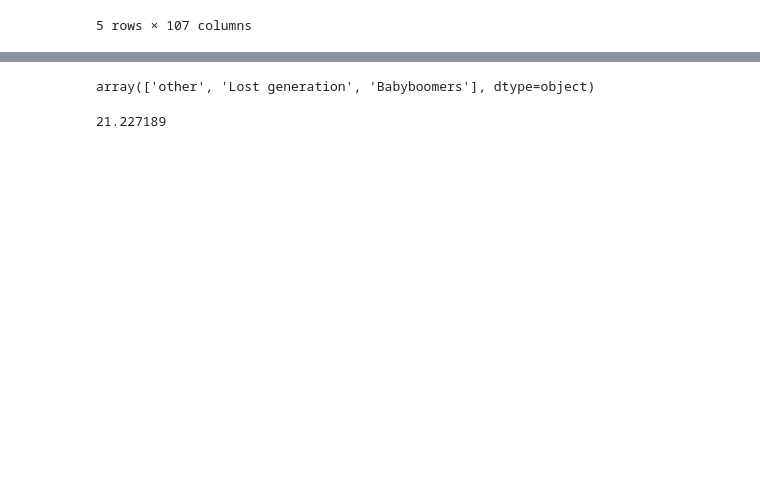
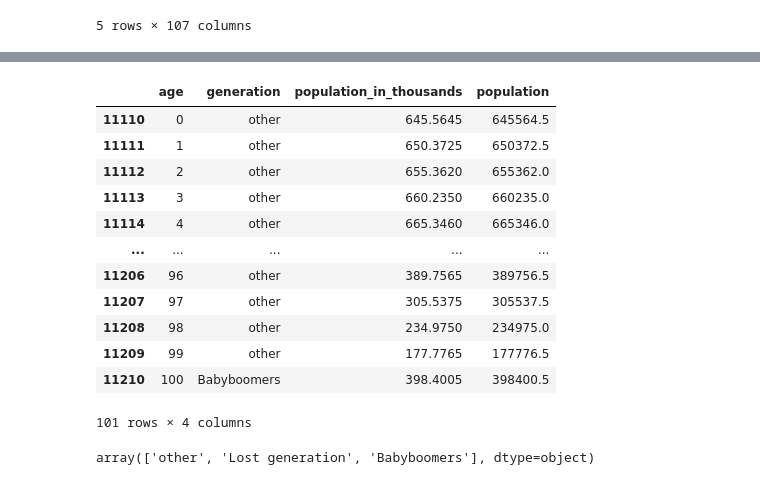
Before and after one commit to miotomita/japan-lost-generation, a Jupyter notebook: UN_population_prospect.ipynb, the cells around one changed output, grey strips where cells are left out. Saved outputs shown, nothing was run; the diff lists cells and outputs as text; code cells hidden in the pictures; blank space fills up the shorter version.

```diff
--- a/UN_population_prospect.ipynb
+++ b/UN_population_prospect.ipynb
@@ -105,15 +105,3 @@ japan.head()
 | 2 | 1952 | M | -30 | -19 | 1 | 7 | 0 | 1011.0925 | ... |
 | 3 | 1953 | M | -29 | -18 | 2 | 8 | 0 | 947.3820 | ... |
 | 4 | 1954 | M | -28 | -17 | 3 | 9 | 0 | 895.1680 | ... |
-# %%
-year=2050
-source = japan_population[japan_population.year==year
-                         ].pivot(
-    index=['age','generation'],
-    columns='gender',
-    values='population'
-).sum(axis=1).rename('population').reset_index()
-
-filename = f"./output/population_{year}.csv"
-
-source.to_csv(filename, index=False)
@@ -153,0 +108,23 @@ chart
+# %%
+japan_aggregated = japan.pivot(index=['year','age','generation'],columns=['gender'],values='population').sum(axis=1).rename('population_in_thousands').reset_index()
+# %%
+japan_aggregated['population'] = japan_aggregated.population_in_thousands *1000
+# %%
+years = [2022,2040,2050, 2060]
+
+for year in years:
+    data = japan_aggregated[japan_aggregated.year==year].drop(['year'],axis=1)
+    filename = f"./output/japan_population_{year}.csv"
+    data.to_csv(filename, index=False)
+
+    #reference data
+    lostgen_population = data[data.generation=='Lost generation'].population.sum()
+    lostgen_aged_population = data[(data.generation=='Lost generation')&(data.age>=65)].population.sum()
+    lostgen_age = str(data[data.generation=='Lost generation'].age.min()) + '-' + str(data[data.generation=='Lost generation'].age.max())
+    lostgen_pct = lostgen_population/ data.population.sum()
+    aged_population = data[data.age>=65].population.sum()
+    aged_pct = aged_population / data.population.sum()
+    lostgen_aged_pct = lostgen_aged_population / aged_population
+    print(year, ":")
+    print("  lost gen=", lostgen_age, lostgen_population, str(round(lostgen_pct *100,1))+'%')
+    print("  aged=", str(round(aged_pct*100,1))+"%",f", of which {lostgen_aged_pct*100:.1f}% are lost gen")
@@ -154 +147,17 @@ chart
+# %%
+data
+# %% [output]
+|  | age | generation | population_in_thousands | population |
+| 11110 | 0 | other | 645.5645 | 645564.5 |
+| 11111 | 1 | other | 650.3725 | 650372.5 |
+| 11112 | 2 | other | 655.3620 | 655362.0 |
+| 11113 | 3 | other | 660.2350 | 660235.0 |
+| 11114 | 4 | other | 665.3460 | 665346.0 |
+| ... | ... | ... | ... | ... |
+| 11206 | 96 | other | 389.7565 | 389756.5 |
+| 11207 | 97 | other | 305.5375 | 305537.5 |
+| 11208 | 98 | other | 234.9750 | 234975.0 |
+| 11209 | 99 | other | 177.7765 | 177776.5 |
+| 11210 | 100 | Babyboomers | 398.4005 | 398400.5 |
+101 rows × 4 columns
 # %%
@@ -156,6 +165,2 @@ source.generation.unique()
 # %% [output]
 array(['other', 'Lost generation', 'Babyboomers'], dtype=object)
-# %%
-source[source.generation=='Lost generation'].sum().population / 1000
-# %% [output]
-21.227189
```
Also changed, not shown: parts of 8 cells of this notebook, 18 other files.
